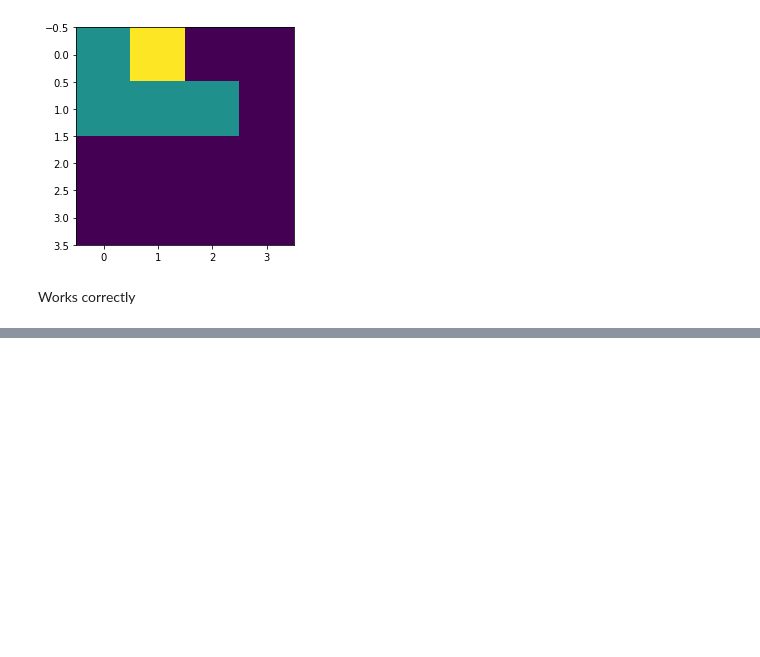
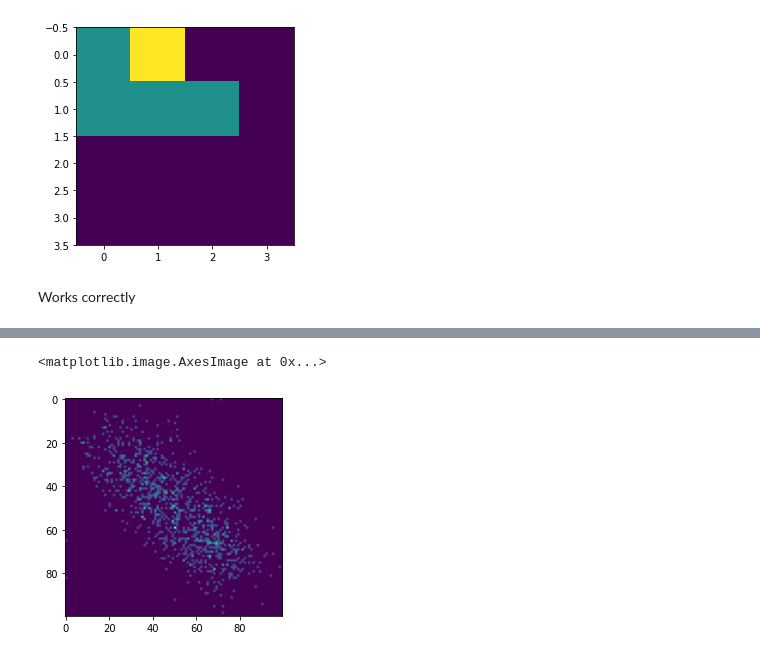
Before and after one commit to alifele/Brain_Computer_Interface, a Jupyter notebook: Garmian_Angular_field_AND_Markov_matrix.ipynb, the cells around one changed output, grey strips where cells are left out. Cells and saved outputs as stored; diff of their text form; code cells hidden in the pictures; blank space fills up the shorter version.

```diff
--- a/Garmian_Angular_field_AND_Markov_matrix.ipynb
+++ b/Garmian_Angular_field_AND_Markov_matrix.ipynb
@@ -222,0 +271,7 @@ Works correctly
+# %%
+mat_nonnormal = Markov_matrix_generator(bins, x, normal = False)
+# %%
+plt.imshow(mat_nonnormal)
+# %% [output]
+<matplotlib.image.AxesImage at 0x...>
+[figure, added]
```
Also changed, not shown: parts of 17 cells of this notebook.
